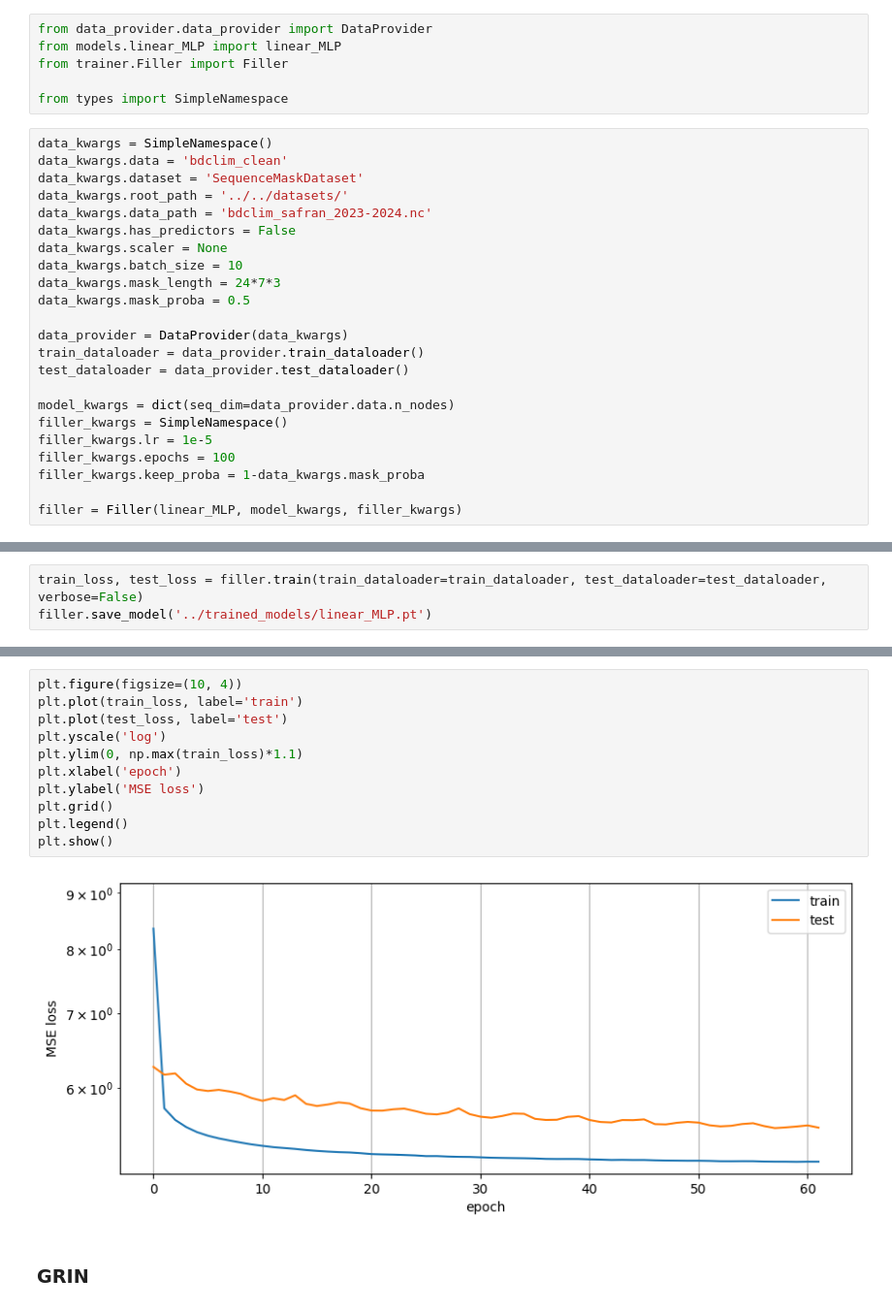
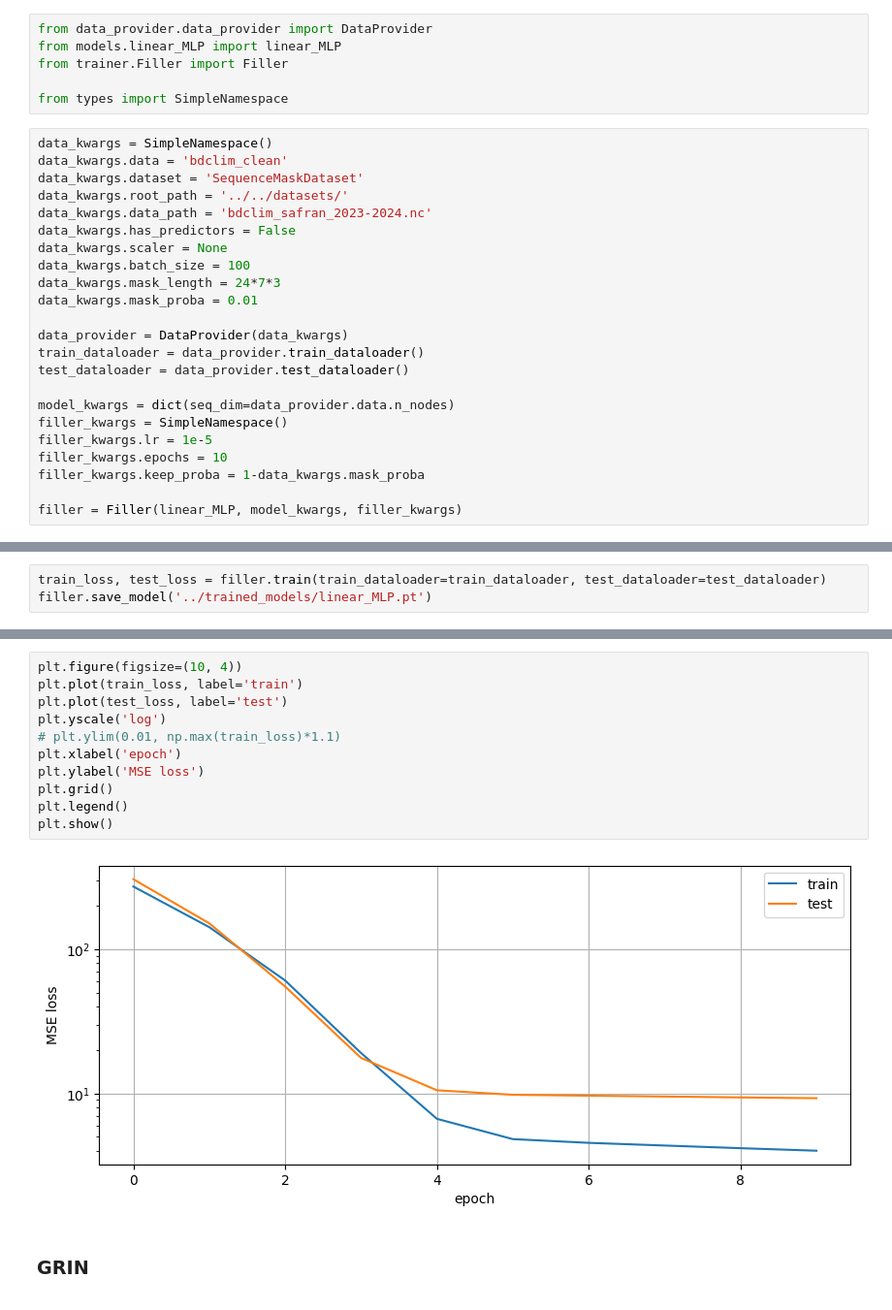
Before and after one commit to leocatteau/Meteo-France, a Jupyter notebook: notebook_guides/neural_networks.ipynb, the cells around one changed output, grey strips where cells are left out. Shown at 97% size. Cells and saved outputs as stored; diff of their text form.

Commit message:
changement de la forme de data pour cohérence dans l'imputation moyenne, gros bug

```diff
--- a/notebook_guides/neural_networks.ipynb
+++ b/notebook_guides/neural_networks.ipynb
@@ -32,9 +32,9 @@ data_kwargs.root_path = '../../datasets/'
 data_kwargs.data_path = 'bdclim_safran_2023-2024.nc'
 data_kwargs.has_predictors = False
 data_kwargs.scaler = None
-data_kwargs.batch_size = 10
+data_kwargs.batch_size = 100
 data_kwargs.mask_length = 24*7*3
-data_kwargs.mask_proba = 0.5
+data_kwargs.mask_proba = 0.01
 
 data_provider = DataProvider(data_kwargs)
 train_dataloader = data_provider.train_dataloader()
@@ -43,7 +43,7 @@ test_dataloader = data_provider.test_dataloader()
 model_kwargs = dict(seq_dim=data_provider.data.n_nodes)
 filler_kwargs = SimpleNamespace()
 filler_kwargs.lr = 1e-5
-filler_kwargs.epochs = 100
+filler_kwargs.epochs = 10
 filler_kwargs.keep_proba = 1-data_kwargs.mask_proba
 
 filler = Filler(linear_MLP, model_kwargs, filler_kwargs)
@@ -50,4 +53,4 @@ filler = Filler(linear_MLP, model_kwargs, filler_kwargs)
 # %%
-train_loss, test_loss = filler.train(train_dataloader=train_dataloader, test_dataloader=test_dataloader, verbose=False)
+train_loss, test_loss = filler.train(train_dataloader=train_dataloader, test_dataloader=test_dataloader)
 filler.save_model('../trained_models/linear_MLP.pt')
 # %% [output]
@@ -55,16 +68,16 @@ saturation
 # %%
 plt.figure(figsize=(10, 4))
 plt.plot(train_loss, label='train')
 plt.plot(test_loss, label='test')
 plt.yscale('log')
-plt.ylim(0, np.max(train_loss)*1.1)
+# plt.ylim(0.01, np.max(train_loss)*1.1)
 plt.xlabel('epoch')
 plt.ylabel('MSE loss')
 plt.grid()
 plt.legend()
 plt.show()
 # %% [output]
-[figure, old version]
+[figure, new version]
 # %% [markdown]
 ### GRIN <a class="anchor" id="second-bullet"></a>
 # %%
```
Also changed, not shown: parts of 5 cells of this notebook, 4 other files.
